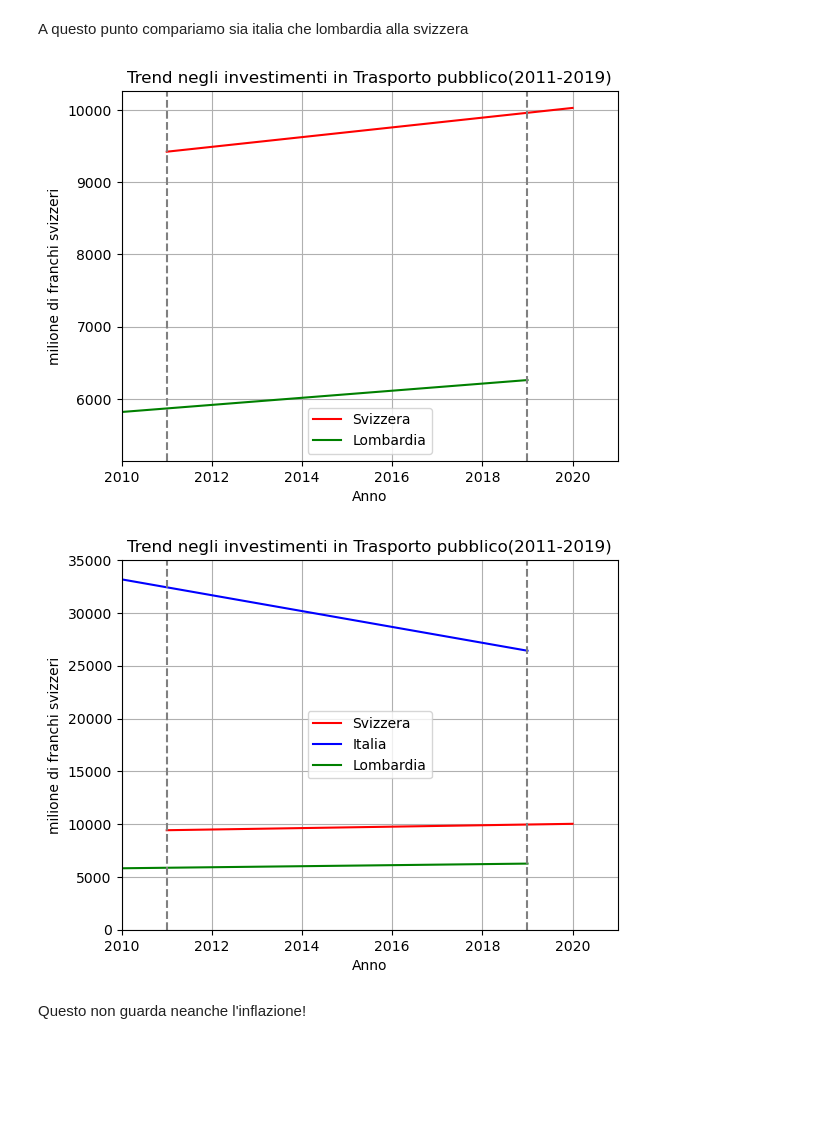
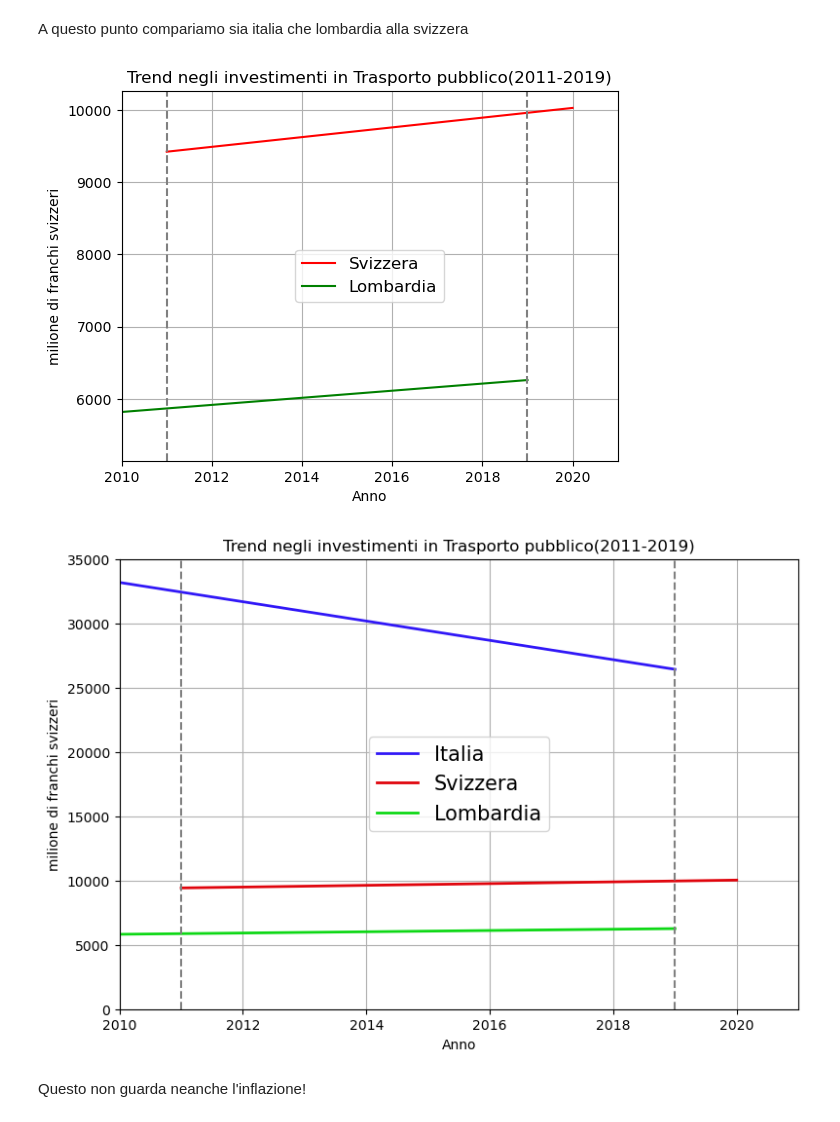
Before and after one commit to alemele01/vs24, a Jupyter notebook: investimentiSvizzeri.ipynb, the cells around one changed output. Drawn from its saved outputs; the diff is of its cells as text; code cells hidden in the pictures; blank space fills up the shorter version.

Commit message:
Preparati grafici per presentazione in pendolariItalia

```diff
--- a/investimentiSvizzeri.ipynb
+++ b/investimentiSvizzeri.ipynb
@@ -373,27 +448,28 @@ plt.xlim(2010,2021)
 plt.grid(True)
 plt.axvline(x=2011, color='gray', linestyle='--')
 plt.axvline(x=2019, color='gray', linestyle='--')
-plt.legend()
+plt.legend(prop={'size': 12} ,loc=10)
 plt.show()
 # %% [output]
-[figure, old version]
+[figure, new version]
 # %%
-plt.plot(x_fit_ch, y_fit_ch, '-', label='Svizzera' ,color='red')
-plt.plot(x_fit_ita, y_fit_ita/1000, '-', label='Italia' ,color='blue')
-plt.plot(x_fit_lomb, y_fit_lomb, '-', label='Lombardia' ,color='green')
+plt.figure(figsize=(9, 6))
+plt.plot(x_fit_ita, y_fit_ita/1000, '-', label='Italia' ,color='#3017F7',linewidth=2)
+plt.plot(x_fit_ch, y_fit_ch, '-', label='Svizzera' ,color='#E0040C',linewidth=2)
+plt.plot(x_fit_lomb, y_fit_lomb, '-', label='Lombardia' ,color='#0DD815',linewidth=2)
 plt.xlabel('Anno')
 plt.ylabel('milione di franchi svizzeri')
 plt.title('Trend negli investimenti in Trasporto pubblico(2011-2019)')
 plt.xlim(2010,2021)
 
 plt.ylim(0,35000)
 plt.grid(True)
 plt.axvline(x=2011, color='gray', linestyle='--')
 plt.axvline(x=2019, color='gray', linestyle='--')
-plt.legend()
+plt.legend(prop={'size': 15} ,loc=10)
 plt.show()
 # %% [output]
-[figure, old version]
+[figure, new version]
 # %% [markdown]
 Questo non guarda neanche l'inflazione!
 # %%
```
Also changed, not shown: parts of 19 cells of this notebook.
